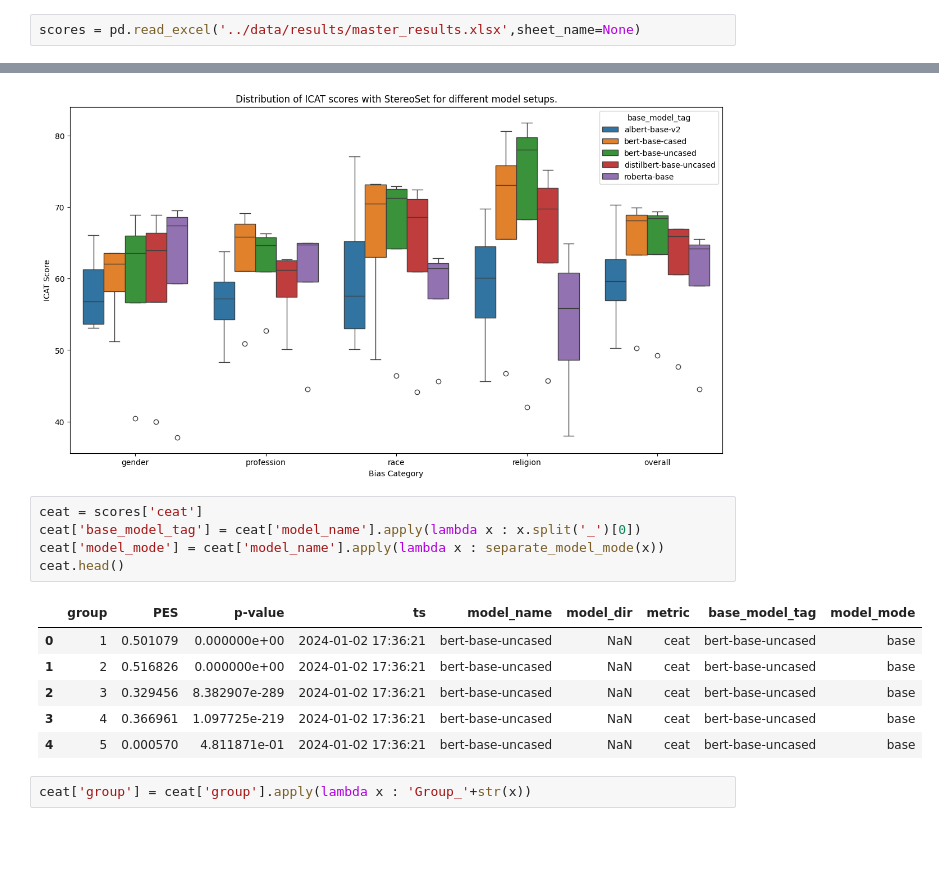
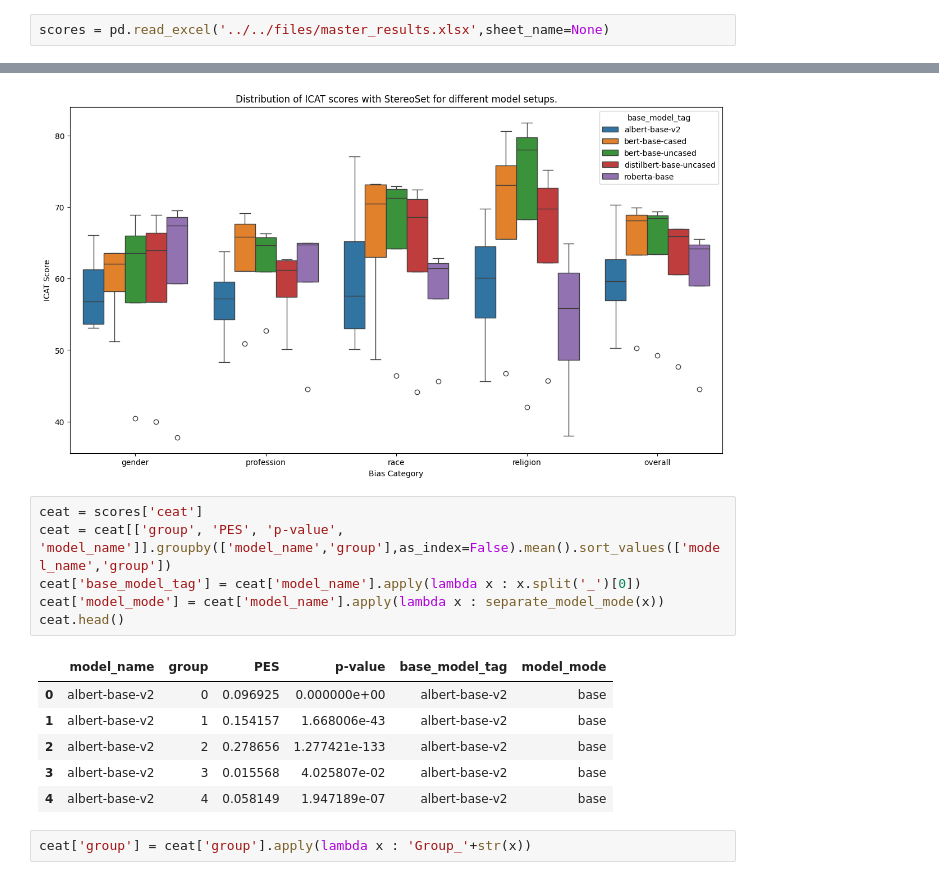
Before and after one commit to WizIshan/TUM_Thesis, a Jupyter notebook: src/viz.ipynb, the cells around one changed output, grey strips where cells are left out. Saved outputs shown, nothing was run; the diff lists cells and outputs as text; blank space fills up the shorter version.

```diff
--- a/src/viz.ipynb
+++ b/src/viz.ipynb
@@ -4,7 +4,7 @@ import numpy as np
 import matplotlib.pyplot as plt
 import seaborn as sns
 # %%
-scores = pd.read_excel('../data/results/master_results.xlsx',sheet_name=None)
+scores = pd.read_excel('../../files/master_results.xlsx',sheet_name=None)
 # %%
 scores['consolidated']
 # %% [output]
@@ -141,15 +169,16 @@ Text(0.5, 1.0, 'Distribution of ICAT scores with StereoSet for different model s
 [figure]
 # %%
 ceat = scores['ceat']
+ceat = ceat[['group', 'PES', 'p-value', 'model_name']].groupby(['model_name','group'],as_index=False).mean().sort_values(['model_name','group'])
 ceat['base_model_tag'] = ceat['model_name'].apply(lambda x : x.split('_')[0])
 ceat['model_mode'] = ceat['model_name'].apply(lambda x : separate_model_mode(x))
 ceat.head()
 # %% [output]
-|  | group | PES | p-value | ts | model_name | model_dir | metric | base_model_tag | model_mode |
-| 0 | 1 | 0.501079 | 0.000000e+00 | 2024-01-02 17:36:21 | bert-base-uncased | NaN | ceat | bert-base-uncased | base |
-| 1 | 2 | 0.516826 | 0.000000e+00 | 2024-01-02 17:36:21 | bert-base-uncased | NaN | ceat | bert-base-uncased | base |
-| 2 | 3 | 0.329456 | 8.382907e-289 | 2024-01-02 17:36:21 | bert-base-uncased | NaN | ceat | bert-base-uncased | base |
-| 3 | 4 | 0.366961 | 1.097725e-219 | 2024-01-02 17:36:21 | bert-base-uncased | NaN | ceat | bert-base-uncased | base |
-| 4 | 5 | 0.000570 | 4.811871e-01 | 2024-01-02 17:36:21 | bert-base-uncased | NaN | ceat | bert-base-uncased | base |
+|  | model_name | group | PES | p-value | base_model_tag | model_mode |
+| 0 | albert-base-v2 | 0 | 0.096925 | 0.000000e+00 | albert-base-v2 | base |
+| 1 | albert-base-v2 | 1 | 0.154157 | 1.668006e-43 | albert-base-v2 | base |
+| 2 | albert-base-v2 | 2 | 0.278656 | 1.277421e-133 | albert-base-v2 | base |
+| 3 | albert-base-v2 | 3 | 0.015568 | 4.025807e-02 | albert-base-v2 | base |
+| 4 | albert-base-v2 | 4 | 0.058149 | 1.947189e-07 | albert-base-v2 | base |
 # %%
 ceat['group'] = ceat['group'].apply(lambda x : 'Group_'+str(x))
```
Also changed, not shown: parts of 19 cells of this notebook.
